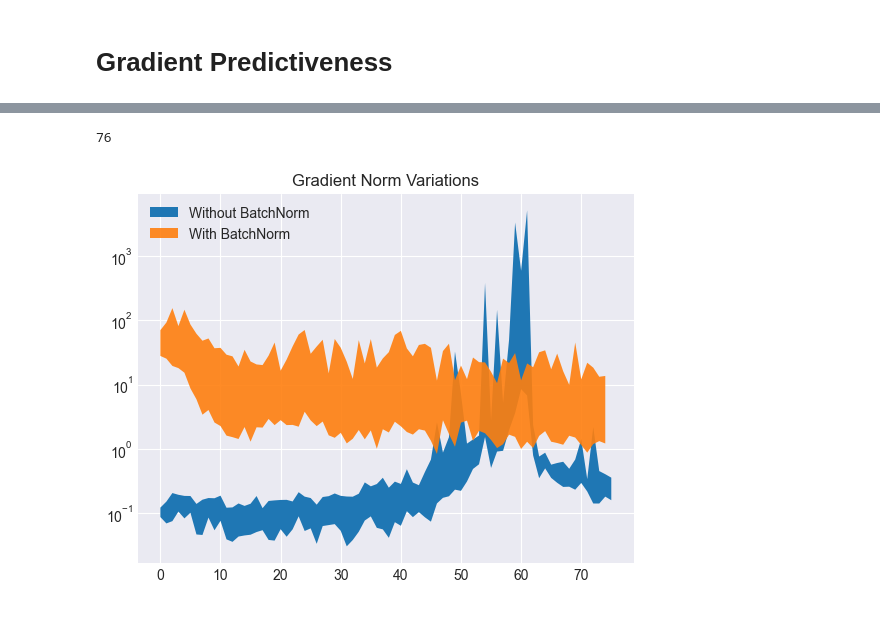
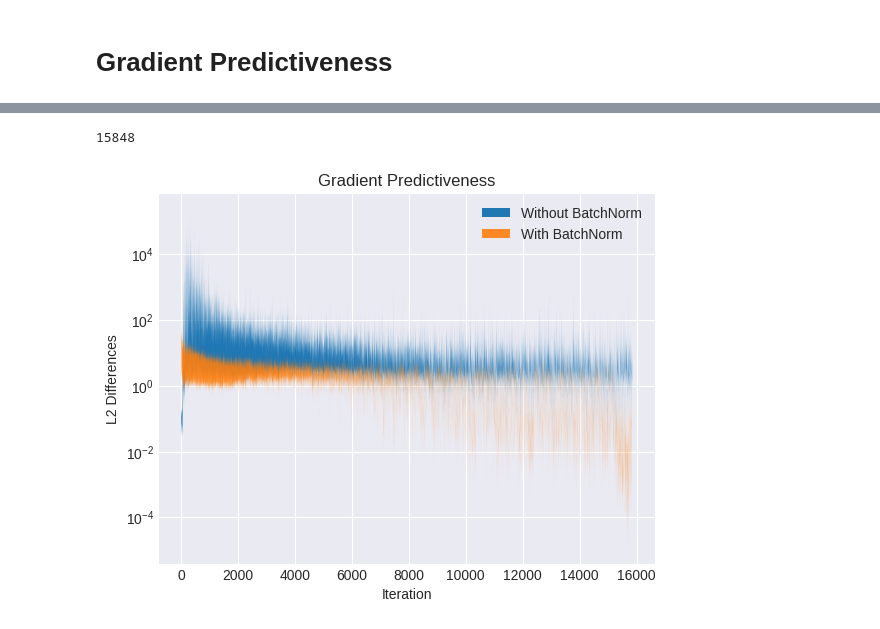
Before and after one commit to novastar53/novastar53.github.io, a Jupyter notebook: site/how-batchnorm-works-part-2.ipynb, the cells around one changed output, grey strips where cells are left out. Drawn from its saved outputs; the diff is of its cells as text; code cells hidden in the pictures.

Commit message:
Finished corrected gradient-predictiveness plot.

```diff
--- a/site/how-batchnorm-works-part-2.ipynb
+++ b/site/how-batchnorm-works-part-2.ipynb
@@ -650,22 +668,24 @@ Received KeyboardInterrupt. Exiting...
 # %%
 print(len(baseline_grad_landscape_ranges))
 baseline_min_vals = [ s[0] for s in baseline_grad_landscape_ranges ]
 baseline_max_vals = [ s[1] for s in baseline_grad_landscape_ranges ]
 baseline_x_vals = list(range(len(baseline_min_vals)))
 
 plt.fill_between(baseline_x_vals, baseline_min_vals, baseline_max_vals, alpha=1.0, label="Without BatchNorm")
 
 candidate_min_vals = [ s[0] for s in candidate_grad_landscape_ranges ]
 candidate_max_vals = [ s[1] for s in candidate_grad_landscape_ranges ]
 candidate_x_vals = list(range(len(candidate_min_vals)))
 
 plt.fill_between(candidate_x_vals, candidate_min_vals, candidate_max_vals, alpha=0.9, label="With BatchNorm")
 
-#jplt.ylim(0, 250)
+#plt.ylim(0, 250)
+plt.xlabel("Iteration")
+plt.ylabel("L2 Differences")
 plt.yscale("log")
 plt.legend()
-plt.title("Gradient Norm Variations")
+plt.title("Gradient Predictiveness")
 plt.show()
 # %% [output]
-76
+15848
-[figure, old version]
+[figure, new version]
```
Also changed, not shown: parts of 2 cells of this notebook.
